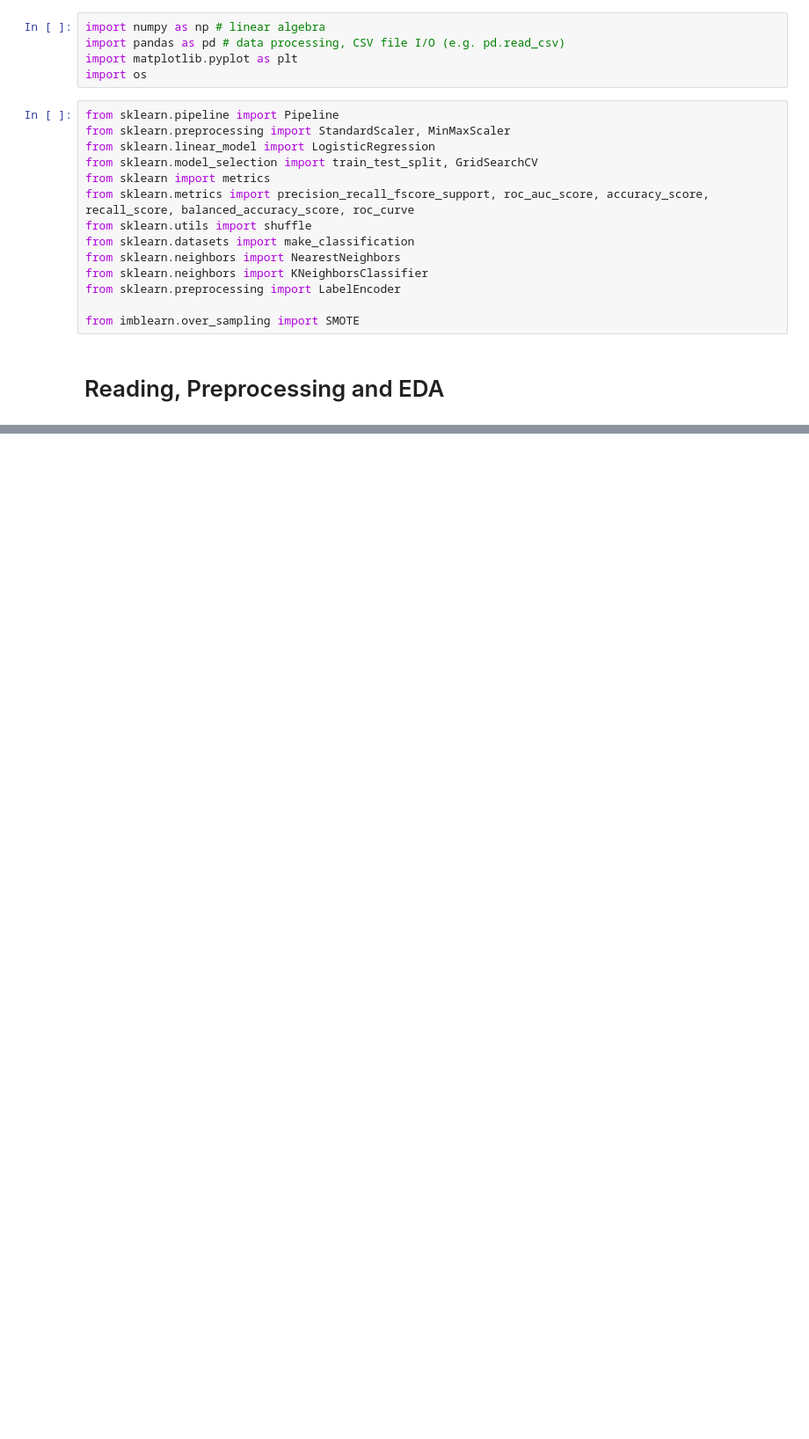
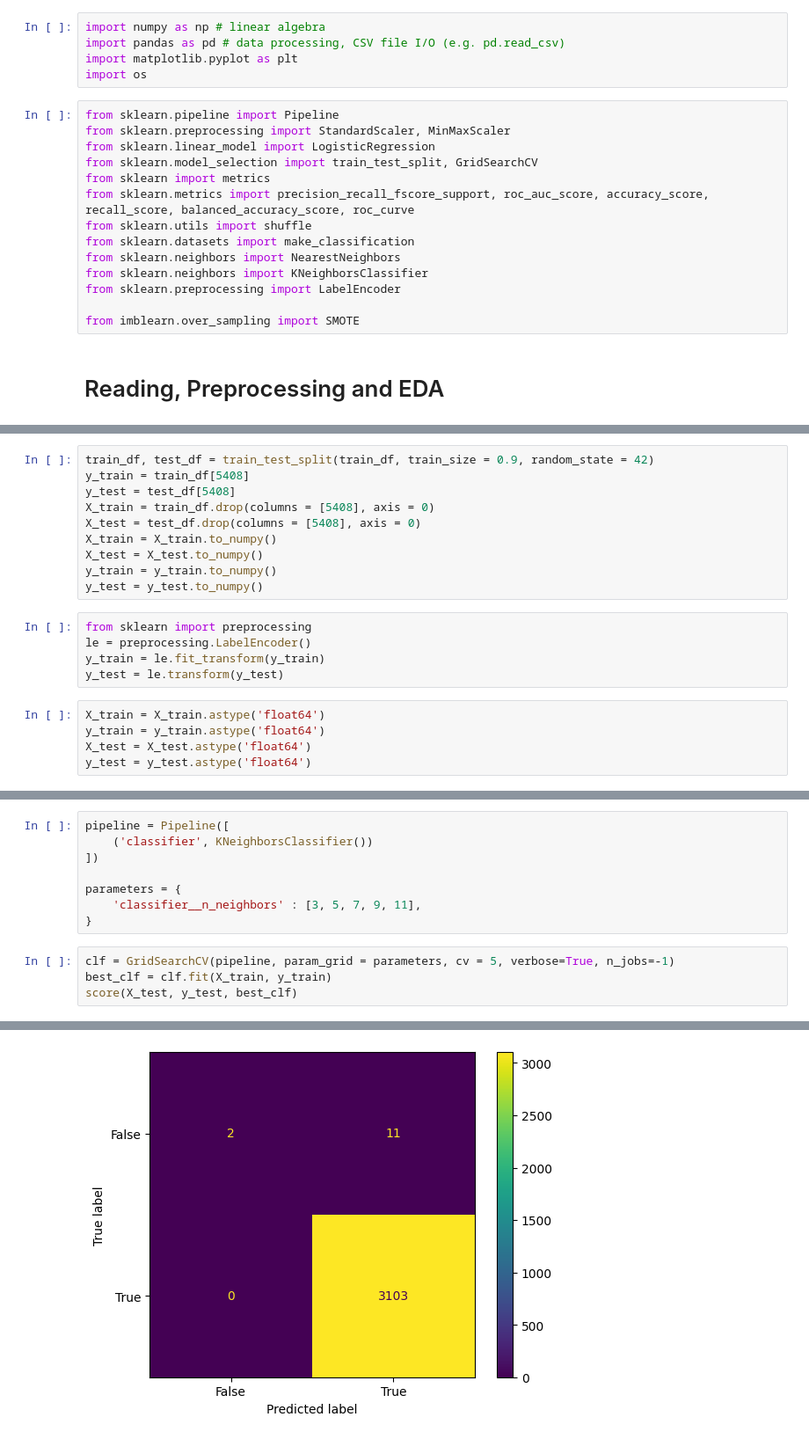
Before and after one commit to gakash2k01/Comparative_study_data_imbalance, a Jupyter notebook: notebooks/p53Mutant.ipynb, the cells around one changed output, grey strips where cells are left out. Shown: that part at 88% size. Saved outputs shown, nothing was run; the diff lists cells and outputs as text; blank space fills up the shorter version.

```diff
--- a/notebooks/p53Mutant.ipynb
+++ b/notebooks/p53Mutant.ipynb
@@ -31,0 +139,20 @@ print(train_df.isnull().sum().sum(), train_df.isna().sum().sum())
+# %%
+train_df, test_df = train_test_split(train_df, train_size = 0.9, random_state = 42)
+y_train = train_df[5408]
+y_test = test_df[5408]
+X_train = train_df.drop(columns = [5408], axis = 0)
+X_test = test_df.drop(columns = [5408], axis = 0)
+X_train = X_train.to_numpy()
+X_test = X_test.to_numpy()
+y_train = y_train.to_numpy()
+y_test = y_test.to_numpy()
+# %%
+from sklearn import preprocessing
+le = preprocessing.LabelEncoder()
+y_train = le.fit_transform(y_train)
+y_test = le.transform(y_test)
+# %%
+X_train = X_train.astype('float64')
+y_train = y_train.astype('float64')
+X_test = X_test.astype('float64')
+y_test = y_test.astype('float64')
@@ -31,0 +259,13 @@ print(train_df.isnull().sum().sum(), train_df.isna().sum().sum())
+# %%
+pipeline = Pipeline([
+    ('classifier', KNeighborsClassifier())
+])
+
+parameters = {
+    'classifier__n_neighbors' : [3, 5, 7, 9, 11],
+}
+# %%
+clf = GridSearchCV(pipeline, param_grid = parameters, cv = 5, verbose=True, n_jobs=-1)
+best_clf = clf.fit(X_train, y_train)
+score(X_test, y_test, best_clf)
+# %% [output]
@@ -31,0 +282 @@ print(train_df.isnull().sum().sum(), train_df.isna().sum().sum())
+[figure, added]
```
Also changed, not shown: parts of 21 cells of this notebook.
